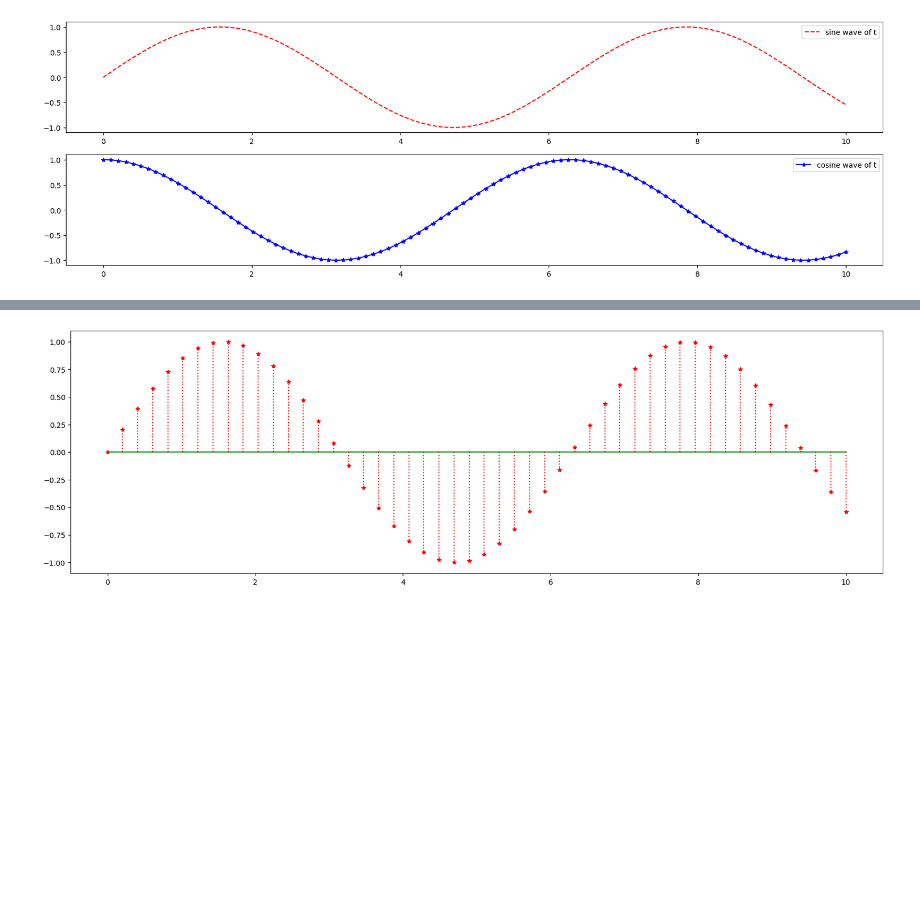
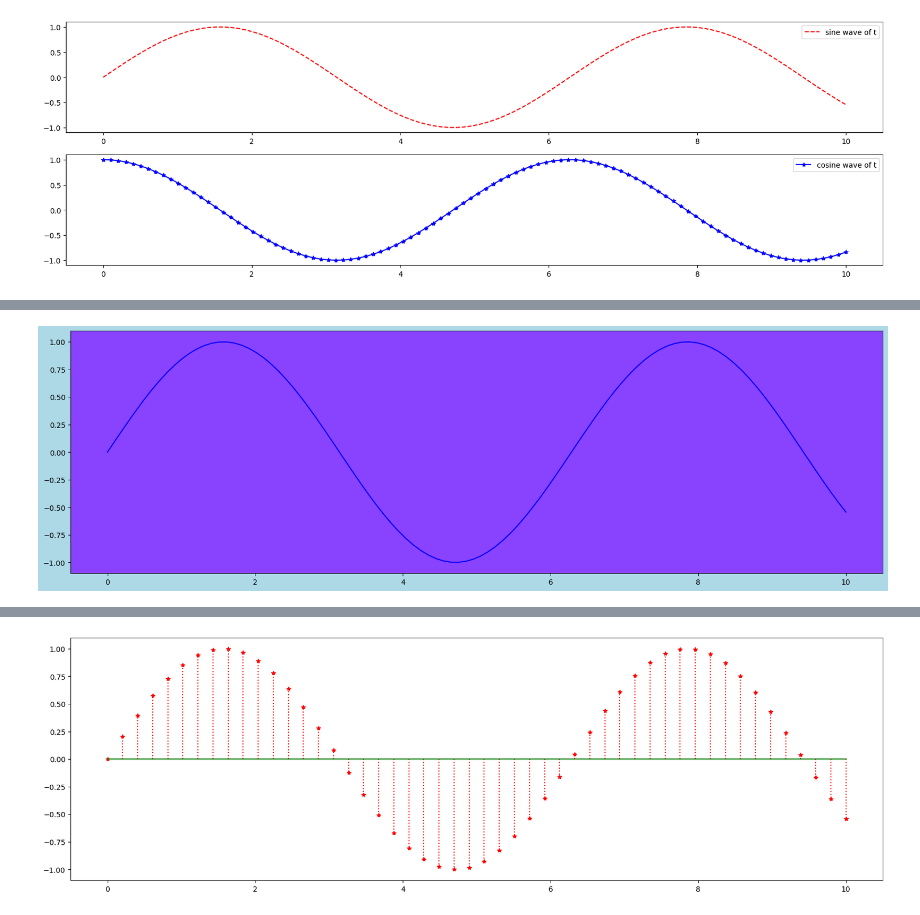
Before and after one commit to vikashchauhan19/vikashchauhan, a Jupyter notebook: data_analysis/visualization.ipynb, the cells around one changed output, grey strips where cells are left out. Saved outputs shown, nothing was run; the diff lists cells and outputs as text; code cells hidden in the pictures; blank space fills up the shorter version.

```diff
--- a/data_analysis/visualization.ipynb
+++ b/data_analysis/visualization.ipynb
@@ -45,0 +51,10 @@ plt.show()
+# %%
+# change the background color
+fig = plt.figure(figsize=(20,6), facecolor='lightblue')
+x = np.linspace(0, 10, 100)
+plt.plot(x,np.sin(x), 'b', label='sin wave of t')
+#change axes background color
+ax= plt.gca() # get the current graph axes
+ax.set_facecolor('#8943ff')
+# %% [output]
+[figure, added]
```
Also changed, not shown: parts of 9 cells of this notebook, 6 other files.
